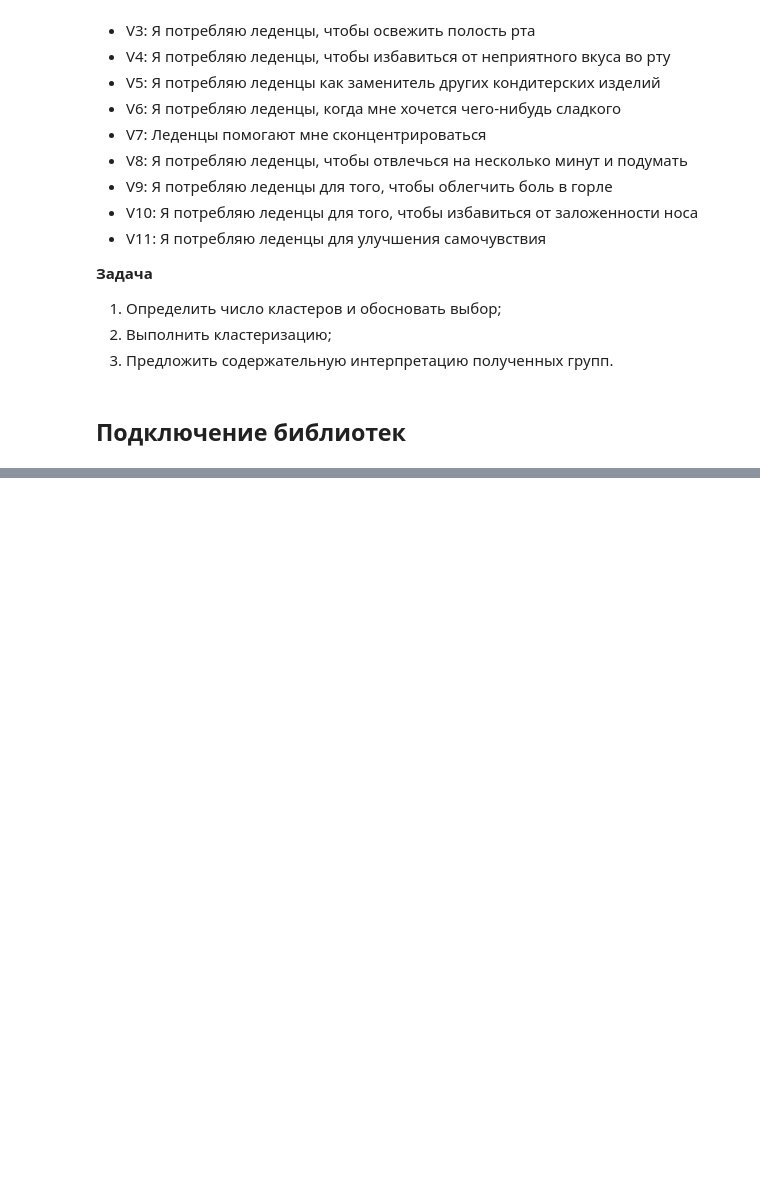
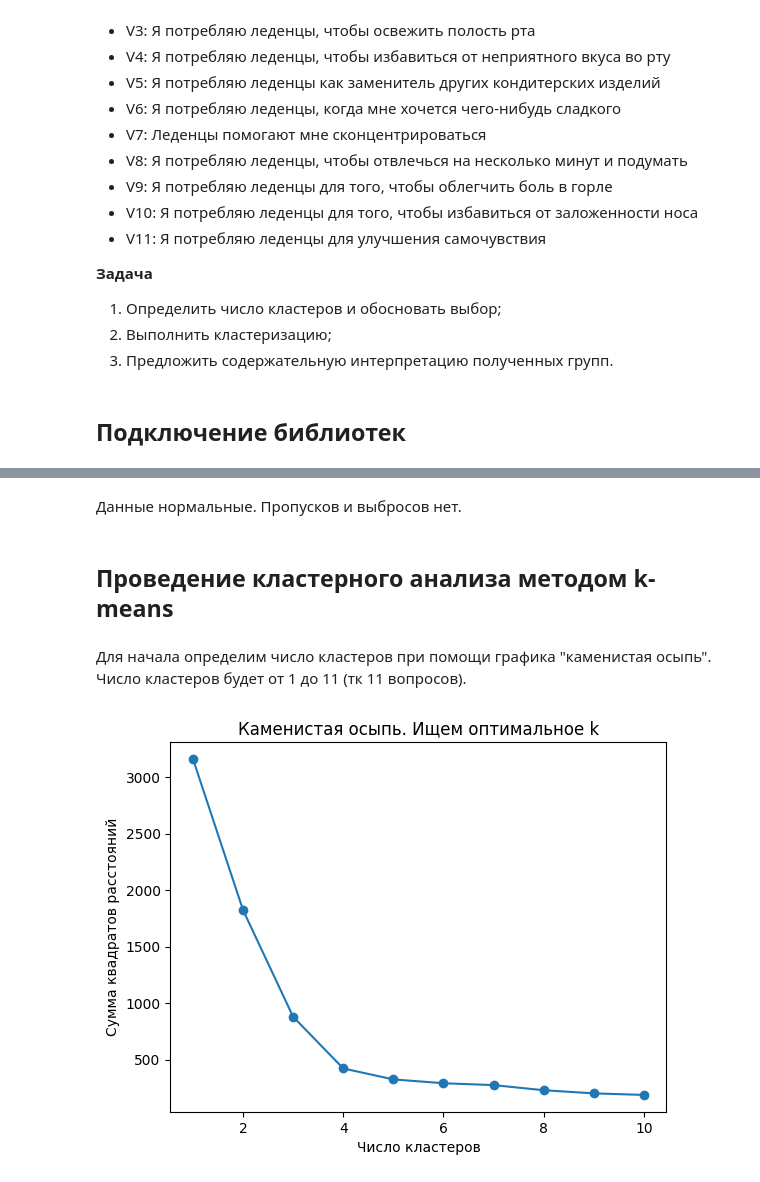
Before and after one commit to SashaVeremchuk/ITMO-data-analysis, a Jupyter notebook: 2_cluster_kmeans.ipynb, the cells around one changed output, grey strips where cells are left out. Saved outputs shown, nothing was run; the diff lists cells and outputs as text; code cells hidden in the pictures; blank space fills up the shorter version.

```diff
--- a/2_cluster_kmeans.ipynb
+++ b/2_cluster_kmeans.ipynb
@@ -30,0 +37,4 @@
+# %%
+# загрузка данных
+df = pd.read_csv("data/lollipops.dat", sep=";")
+df.head()
@@ -30,0 +81,20 @@
+# %% [markdown]
+Данные нормальные. Пропусков и выбросов нет.
+# %% [markdown]
+## Проведение кластерного анализа методом k-means
+# %% [markdown]
+Для начала определим число кластеров при помощи графика "каменистая осыпь". Число кластеров будет от 1 до 11 (тк 11 вопросов).
+# %%
+K = range(1, 11)
+# Вычисляем значения критерия качества для разного числа кластеров
+models = [KMeans(n_clusters=k, random_state=42).fit(df) for k in K]
+dist = [model.inertia_ for model in models]
+
+# Строим график каменистая осыпь
+plt.plot(K, dist, marker='o')
+plt.xlabel('Число кластеров')
+plt.ylabel('Сумма квадратов расстояний')
+plt.title('Каменистая осыпь. Ищем оптимальное k')
+plt.show()
+# %% [output]
+[figure, added]
```
Also changed, not shown: parts of 5 cells of this notebook.
